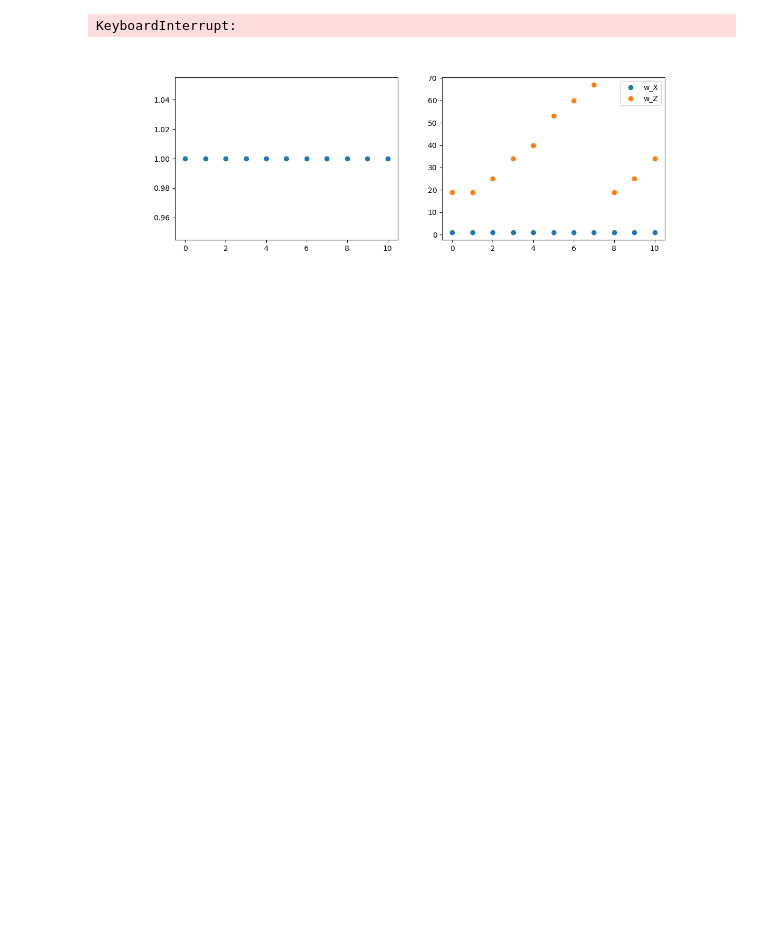
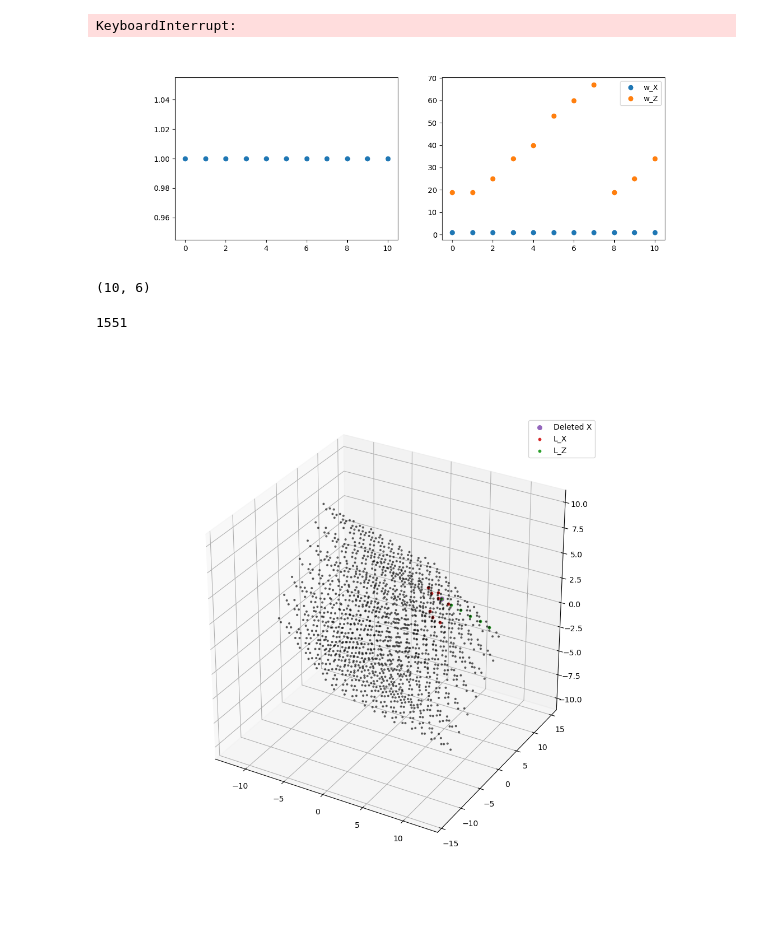
Before and after one commit to Rosetta-Tan/aperiodic-codes, a Jupyter notebook: scripts/visualize_commutation_3d.ipynb, the cells around one changed output. Cells and saved outputs as stored; diff of their text form; code cells hidden in the pictures; blank space fills up the shorter version.

Commit message:
visualize logical from deleting stabilizers

```diff
--- a/scripts/visualize_commutation_3d.ipynb
+++ b/scripts/visualize_commutation_3d.ipynb
@@ -243,3 +235,54 @@ plt.legend()
 plt.show()
 # %% [output]
 [figure]
+# %%
+def delete_stabilizers(hx, hz, ind_x, ind_z, delete_mode='X'):
+    assert delete_mode in ['X', 'Z'], 'delete_mode must be either X or Z'
+    if delete_mode == 'X':
+        del_hx = np.delete(new_hx, ind_x, axis=0)
+        lz = compute_lz(del_hx, new_hz)
+        lx = compute_lz(new_hz, del_hx)
+    elif delete_mode == 'Z':
+        del_hz = np.delete(new_hz, ind_z, axis=0)
+        lz = compute_lz(new_hx, del_hz)
+        lx = compute_lz(del_hz, new_hx)
+    assert len(lx) == len(lz)
+    return lx, lz
+
+ind_x = 400
+ind_z = 600
+lx, lz = delete_stabilizers(new_hx, new_hz, ind_x, ind_z, delete_mode='X')
+np.sum(lx[0]), np.sum(lz[0])
+# %% [output]
+(10, 6)
+# %%
+lx.shape[1]//2
+# %% [output]
+1551
+# %%
+# visualize the logical
+fig = plt.figure(figsize=(10,10))
+ax = fig.add_subplot(111, projection='3d')
+ax.set_box_aspect([1,1,1])
+ax.scatter([proj_pts[ind, 0]], [proj_pts[ind, 1]], [proj_pts[ind, 2]], color='C4', s=30, label='Deleted X')
+x_legend_set = False
+z_legend_set = False
+for i in range(lx.shape[1]//2):
+    if lx[0,i] or lx[0,i+lx.shape[1]//2]:
+        if not x_legend_set:
+            ax.scatter([proj_pts[i, 0]], [proj_pts[i, 1]], [proj_pts[i, 2]], color='C3', s=10, label='L_X')
+            x_legend_set = True
+        else:
+            ax.scatter([proj_pts[i, 0]], [proj_pts[i, 1]], [proj_pts[i, 2]], color='C3', s=10)
+for i in range(lz.shape[1]//2):
+    if lz[0,i] or lz[0,i+lz.shape[1]//2]:
+        if not z_legend_set:
+            ax.scatter([proj_pts[i, 0]], [proj_pts[i, 1]], [proj_pts[i, 2]], color='C2', s=10, label='L_Z')
+            z_legend_set = True
+        else:
+            ax.scatter([proj_pts[i, 0]], [proj_pts[i, 1]], [proj_pts[i, 2]], color='C2', s=10)
+ax.scatter(proj_pts[:,0], proj_pts[:,1],proj_pts[:,2],color='k', s=4, alpha=0.5)
+plt.legend()
+plt.show()
+# %% [output]
+[figure, added]
```
Also changed, not shown: parts of 1 cell of this notebook.
